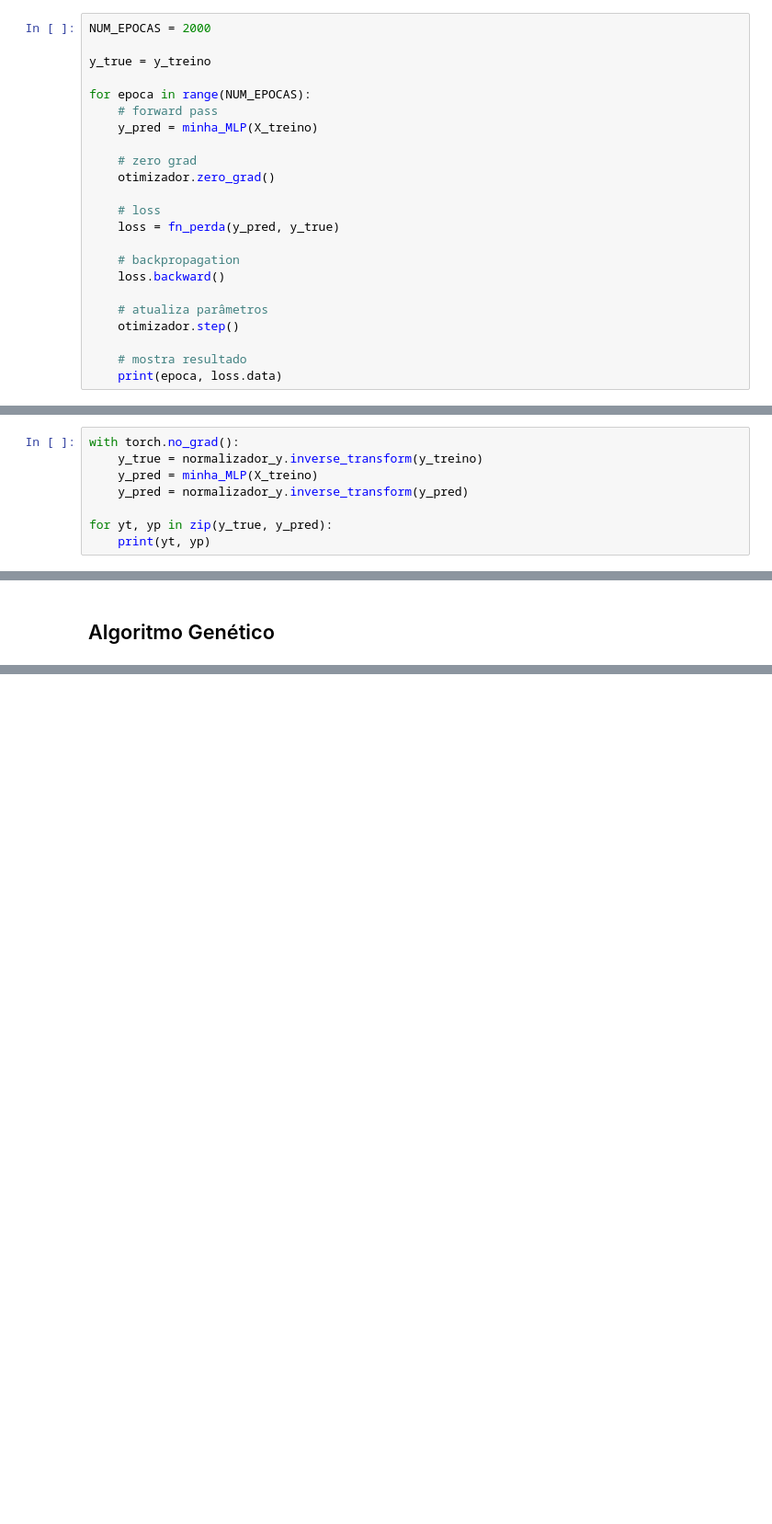
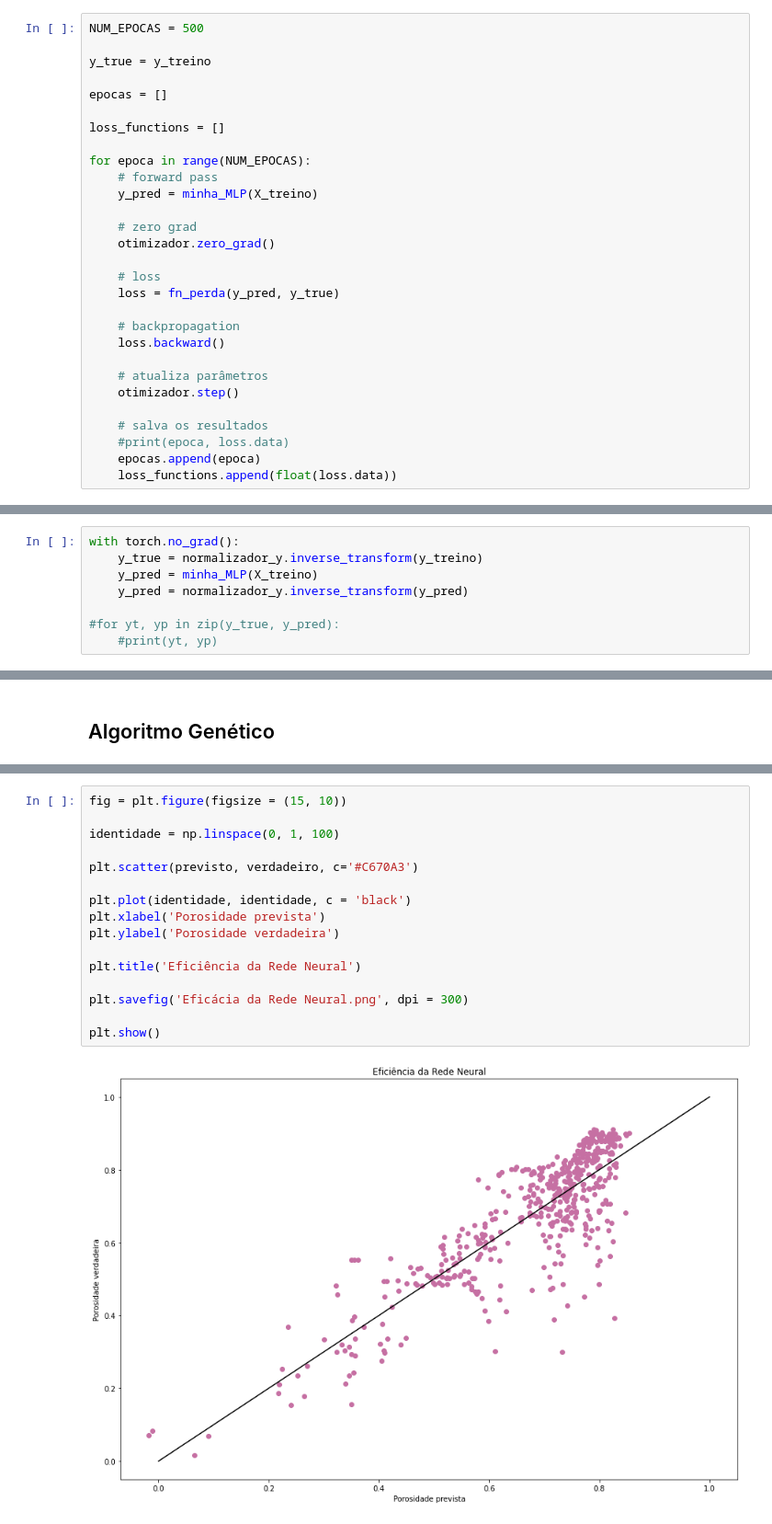
Before and after one commit to gabrielxvr/NN_and_MOFs_Ilum, a Jupyter notebook: MOFs.ipynb, the cells around one changed output, grey strips where cells are left out. Shown: that part at 92% size. Saved outputs shown, nothing was run; the diff lists cells and outputs as text; blank space fills up the shorter version.

```diff
--- a/MOFs.ipynb
+++ b/MOFs.ipynb
@@ -169,9 +146,13 @@ MLP(
   )
 )
 # %%
-NUM_EPOCAS = 2000
+NUM_EPOCAS = 500
 
 y_true = y_treino
+
+epocas = []
+
+loss_functions = []
 
 for epoca in range(NUM_EPOCAS):
     # forward pass
@@ -189,5 +170,7 @@ for epoca in range(NUM_EPOCAS):
     # atualiza parâmetros
     otimizador.step()
 
-    # mostra resultado
-    print(epoca, loss.data)
+    # salva os resultados
+    #print(epoca, loss.data)
+    epocas.append(epoca)
+    loss_functions.append(float(loss.data))
@@ -215,5 +180,5 @@ with torch.no_grad():
     y_pred = minha_MLP(X_treino)
     y_pred = normalizador_y.inverse_transform(y_pred)
 
-for yt, yp in zip(y_true, y_pred):
-    print(yt, yp)
+#for yt, yp in zip(y_true, y_pred):
+    #print(yt, yp)
@@ -408,0 +407,18 @@ print(len(hall_da_fama_individuo))
+# %%
+fig = plt.figure(figsize = (15, 10))
+
+identidade = np.linspace(0, 1, 100)
+
+plt.scatter(previsto, verdadeiro, c='#C670A3')
+
+plt.plot(identidade, identidade, c = 'black')
+plt.xlabel('Porosidade prevista')
+plt.ylabel('Porosidade verdadeira')
+
+plt.title('Eficiência da Rede Neural')
+
+plt.savefig('Eficácia da Rede Neural.png', dpi = 300)
+
+plt.show()
+# %% [output]
+[figure, added]
```
Also changed, not shown: parts of 19 cells of this notebook, 2 other files.
